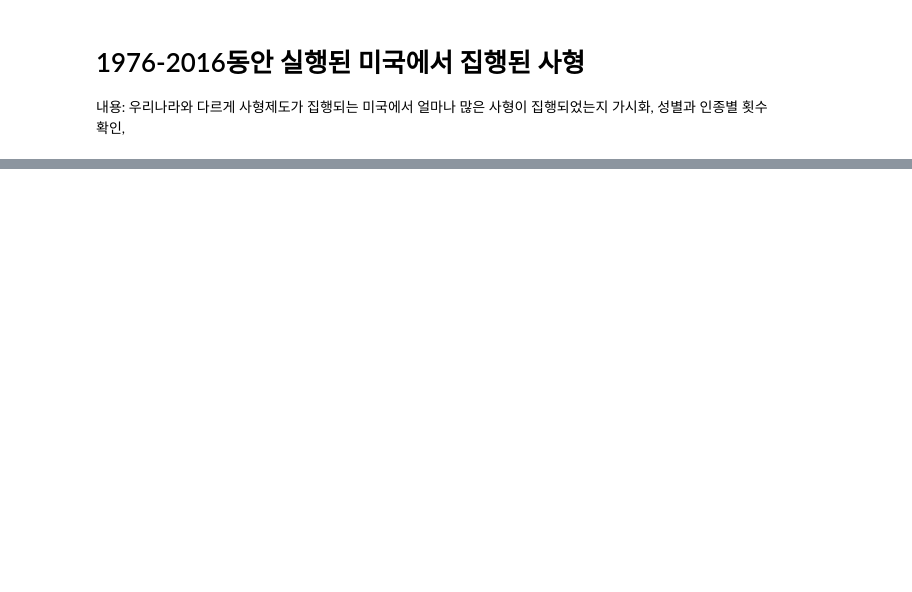
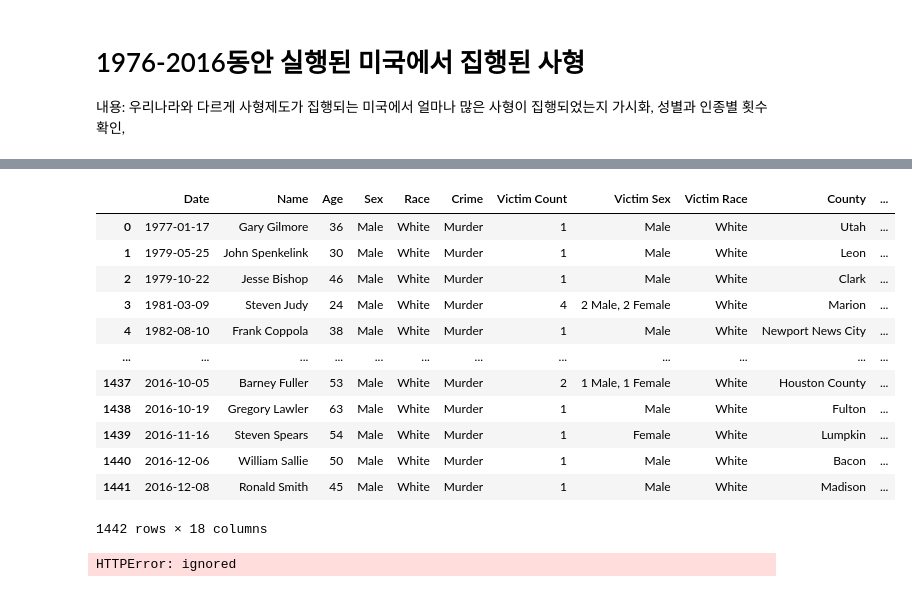
Before and after one commit to leonarde69/DAP__, a Jupyter notebook: deathpenalty.ipynb, the cells around one changed output, grey strips where cells are left out. Drawn from its saved outputs; the diff is of its cells as text; code cells hidden in the pictures; blank space fills up the shorter version.

```diff
--- a/deathpenalty.ipynb
+++ b/deathpenalty.ipynb
@@ -72,0 +111,17 @@ memory usage: 191.6+ KB
+# %%
+data['fips'] = 0
+data
+# %% [output]
+|  | Date | Name | Age | Sex | Race | Crime | Victim Count | Victim Sex | Victim Race | County | ... |
+| 0 | 1977-01-17 | Gary Gilmore | 36 | Male | White | Murder | 1 | Male | White | Utah | ... |
+| 1 | 1979-05-25 | John Spenkelink | 30 | Male | White | Murder | 1 | Male | White | Leon | ... |
+| 2 | 1979-10-22 | Jesse Bishop | 46 | Male | White | Murder | 1 | Male | White | Clark | ... |
+| 3 | 1981-03-09 | Steven Judy | 24 | Male | White | Murder | 4 | 2 Male, 2 Female | White | Marion | ... |
+| 4 | 1982-08-10 | Frank Coppola | 38 | Male | White | Murder | 1 | Male | White | Newport News City | ... |
+| ... | ... | ... | ... | ... | ... | ... | ... | ... | ... | ... | ... |
+| 1437 | 2016-10-05 | Barney Fuller | 53 | Male | White | Murder | 2 | 1 Male, 1 Female | White | Houston County | ... |
+| 1438 | 2016-10-19 | Gregory Lawler | 63 | Male | White | Murder | 1 | Male | White | Fulton | ... |
+| 1439 | 2016-11-16 | Steven Spears | 54 | Male | White | Murder | 1 | Female | White | Lumpkin | ... |
+| 1440 | 2016-12-06 | William Sallie | 50 | Male | White | Murder | 1 | Male | White | Bacon | ... |
+| 1441 | 2016-12-08 | Ronald Smith | 45 | Male | White | Murder | 1 | Male | White | Madison | ... |
+1442 rows × 18 columns
@@ -72,0 +180,7 @@ memory usage: 191.6+ KB
+# %%
+from urllib.request import urlopen
+import json
+with urlopen('https://raw.githubusercontent.com/plotly/datasets/master/geojson-state-fips.json') as response:
+    states = json.load(response)
+# %% [output]
+HTTPError: ignored
```
Also changed, not shown: parts of 11 cells of this notebook.
